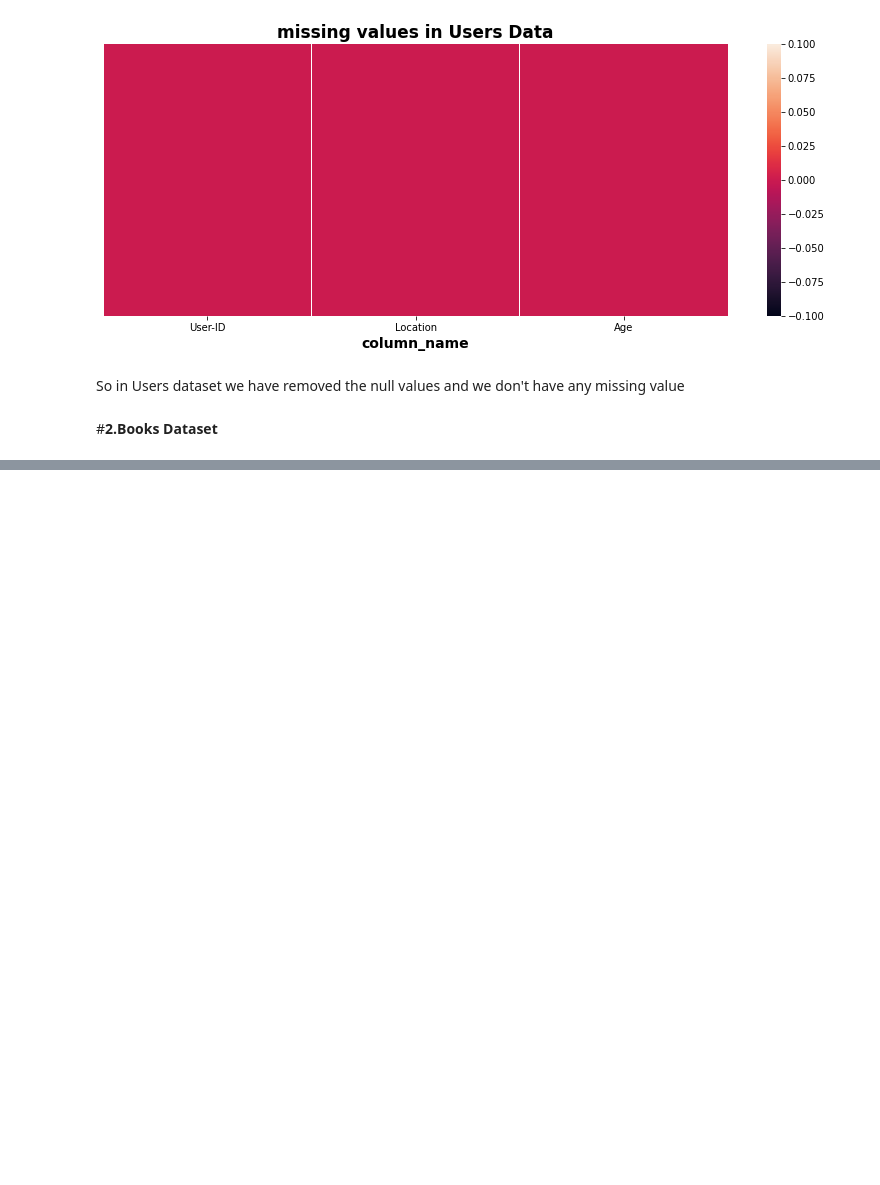
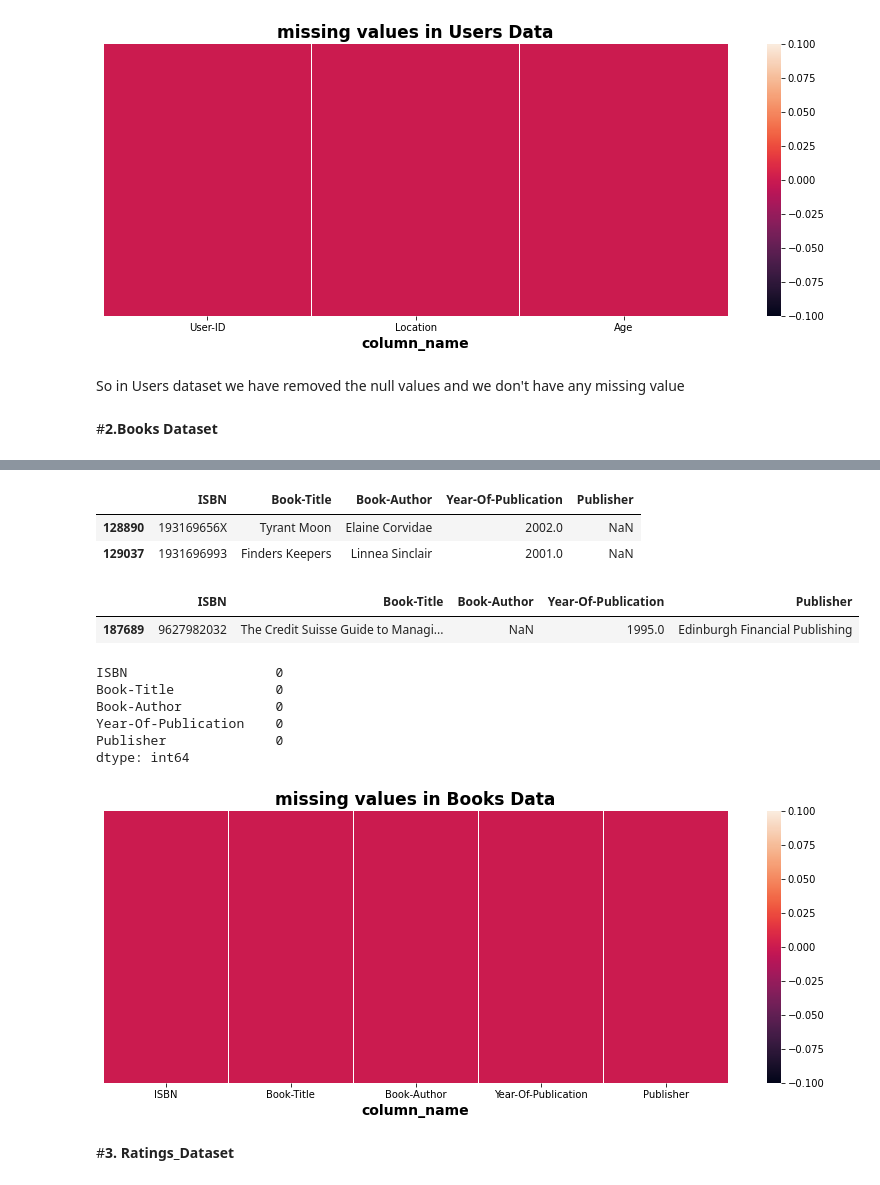
Before and after one commit to RanjithK2608/Book-Recommendation-System, a Jupyter notebook: Book_Recommendation_System.ipynb, the cells around one changed output, grey strips where cells are left out. Saved outputs shown, nothing was run; the diff lists cells and outputs as text; code cells hidden in the pictures; blank space fills up the shorter version.

```diff
--- a/Book_Recommendation_System.ipynb
+++ b/Book_Recommendation_System.ipynb
@@ -297,0 +392,8 @@ So in Users dataset we have removed the null values and we don't have any missin
+# %%
+books.loc[(books['Year-Of-Publication'] > 2006) | (books['Year-Of-Publication'] == 0),'Year-Of-Publication'] = np.NAN
+
+#replacing NaNs with median value of Year-Of-Publication
+books['Year-Of-Publication'].fillna(round(books['Year-Of-Publication'].median()), inplace=True)
+# %%
+#dropping last three columns containing image URLs which will not be required for analysis
+books.drop(['Image-URL-S', 'Image-URL-M', 'Image-URL-L'],axis=1,inplace=True)
@@ -297,0 +409,40 @@ So in Users dataset we have removed the null values and we don't have any missin
+# %%
+#exploring 'publisher' column
+books.loc[books.Publisher.isnull(),:]
+#two NaNs
+# %% [output]
+|  | ISBN | Book-Title | Book-Author | Year-Of-Publication | Publisher |
+| 128890 | 193169656X | Tyrant Moon | Elaine Corvidae | 2002.0 | NaN |
+| 129037 | 1931696993 | Finders Keepers | Linnea Sinclair | 2001.0 | NaN |
+# %%
+#Filling Nan of Publisher with others
+books.Publisher.fillna('other',inplace=True)
+# %%
+#exploring 'Book-Author' column
+books.loc[books['Book-Author'].isnull(),:]
+# %% [output]
+|  | ISBN | Book-Title | Book-Author | Year-Of-Publication | Publisher |
+| 187689 | 9627982032 | The Credit Suisse Guide to Managi... | NaN | 1995.0 | Edinburgh Financial Publishing |
+# %%
+#Filling Nan of Book-Author with others
+books['Book-Author'].fillna('other',inplace=True)
+# %%
+books.isna().sum()
+# %% [output]
+ISBN                   0
+Book-Title             0
+Book-Author            0
+Year-Of-Publication    0
+Publisher              0
+dtype: int64
+# %%
+# Checking missing values
+plt.figure(figsize=(14, 5))
+sns.heatmap(books.isnull(), cbar=True, yticklabels=False)
+plt.xlabel("column_name", size=14, weight="bold")
+plt.title("missing values in Books Data",fontweight="bold",size=17)
+plt.show()
+# %% [output]
+[figure, added]
+# %% [markdown]
+#<b>3. Ratings_Dataset
```
Also changed, not shown: parts of 34 cells of this notebook.
